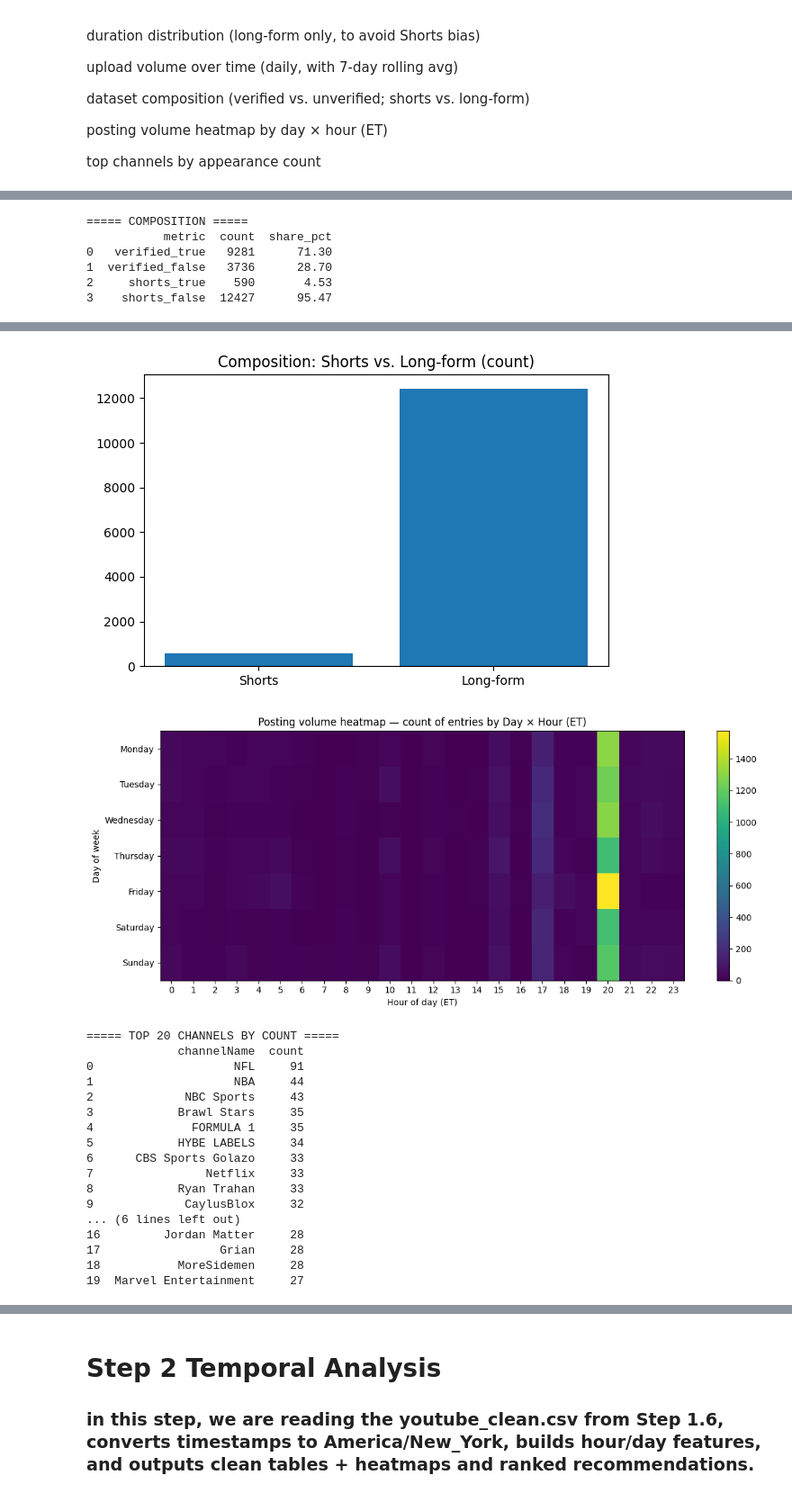
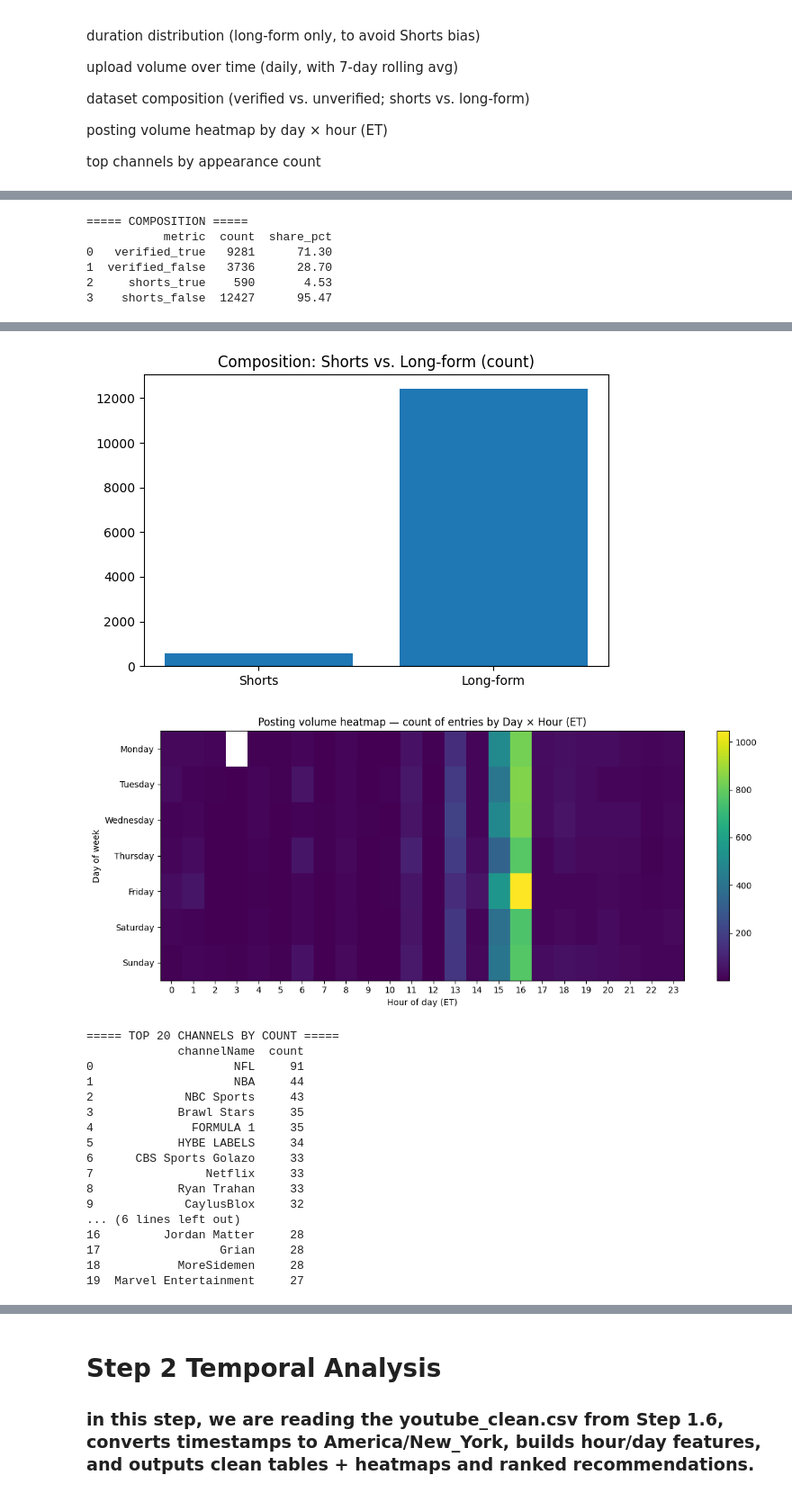
Before and after one commit to Dadaranger/YouTube-Analysis-Project, a Jupyter notebook: research.ipynb, the cells around one changed output, grey strips where cells are left out. Shown at 90% size. Cells and saved outputs as stored; diff of their text form; code cells hidden in the pictures.

```diff
--- a/research.ipynb
+++ b/research.ipynb
@@ -666,20 +805,10 @@ print(f"Rows: {len(df):,} | Columns: {len(df.columns)}")
 print("\n===== Columns =====")
 print(", ".join(df.columns))
 
-# Ensure ET fields exist (if not created earlier)
-if "published_at_et" not in df.columns:
-    if df["published_at"].dt.tz is None:
-        df["published_at"] = df["published_at"].dt.tz_localize("UTC")
-    df["published_at_et"] = df["published_at"].dt.tz_convert("America/New_York")
-if "publish_date" not in df.columns:
-    df["publish_date"] = df["published_at_et"].dt.date
-if "publish_hour" not in df.columns:
-    df["publish_hour"] = df["published_at_et"].dt.hour
-if "publish_dow" not in df.columns:
-    df["publish_dow"] = df["published_at_et"].dt.day_name()
-
+# Time columns already created in Step 1.4 (hour_et, dow_et, date_et)
+# No need to recreate them
 dow_order = ["Monday","Tuesday","Wednesday","Thursday","Friday","Saturday","Sunday"]
-df["publish_dow"] = pd.Categorical(df["publish_dow"], categories=dow_order, ordered=True)
+print("[INFO] Using time columns from Step 1.4: hour_et, dow_et, date_et")
 
 # ---------- 1) Views distribution (log scale) ----------
 views = df["views"].astype(float)
@@ -723,20 +852,20 @@ plt.savefig("./out_step1_7/fig_duration_hist_longform.png", dpi=150)
 plt.show()
 
 # ---------- 3) Upload volume over time (daily counts, 2025 onward) ----------
-daily = df.groupby("publish_date").size().rename("count").to_frame().reset_index()
-daily["publish_date"] = pd.to_datetime(daily["publish_date"])
-daily = daily.sort_values("publish_date")
+daily = df.groupby("date_et").size().rename("count").to_frame().reset_index()
+daily["date_et"] = pd.to_datetime(daily["date_et"])
+daily = daily.sort_values("date_et")
 daily["count_7d_ma"] = daily["count"].rolling(7, min_periods=1).mean()
 
 # restrict to Jan 2025 → most recent
-daily_recent = daily[daily["publish_date"] >= "2025-01-01"]
+daily_recent = daily[daily["date_et"] >= "2025-01-01"]
 
 print("\n===== DAILY VOLUME (2025 onward, first/last 5 rows) =====")
 print(pd.concat([daily_recent.head(), daily_recent.tail()], axis=0))
 
 plt.figure(figsize=(10,4))
-plt.plot(daily_recent["publish_date"], daily_recent["count"], label="Daily count", color="steelblue")
-plt.plot(daily_recent["publish_date"], daily_recent["count_7d_ma"], label="7-day average", color="darkorange")
+plt.plot(daily_recent["date_et"], daily_recent["count"], label="Daily count", color="steelblue")
+plt.plot(daily_recent["date_et"], daily_recent["count_7d_ma"], label="7-day average", color="darkorange")
 plt.title("Daily trending entries (2025 onward)")
 plt.xlabel("Date")
 plt.ylabel("Count per day")
@@ -782,9 +911,9 @@ plt.show()
 
 # ---------- 5) Posting volume heatmap by Day × Hour (ET) ----------
 vol_pivot = (
-    df.groupby(["publish_dow","publish_hour"])
+    df.groupby(["dow_et","hour_et"])
       .size().rename("n").reset_index()
-      .pivot(index="publish_dow", columns="publish_hour", values="n")
+      .pivot(index="dow_et", columns="hour_et", values="n")
       .reindex(index=dow_order)
 )
 
@@ -856,12 +986,12 @@ p90_sec      2314.8
 ===== COMPOSITION =====
            metric  count  share_pct
 0   verified_true   9281      71.30
 1  verified_false   3736      28.70
 2     shorts_true    590       4.53
 3    shorts_false  12427      95.47
 [figure]
 [figure]
-[figure, old version]
+[figure, new version]
 ===== TOP 20 CHANNELS BY COUNT =====
              channelName  count
 0                    NFL     91
```
Also changed, not shown: parts of 18 cells of this notebook, 18 other files.
